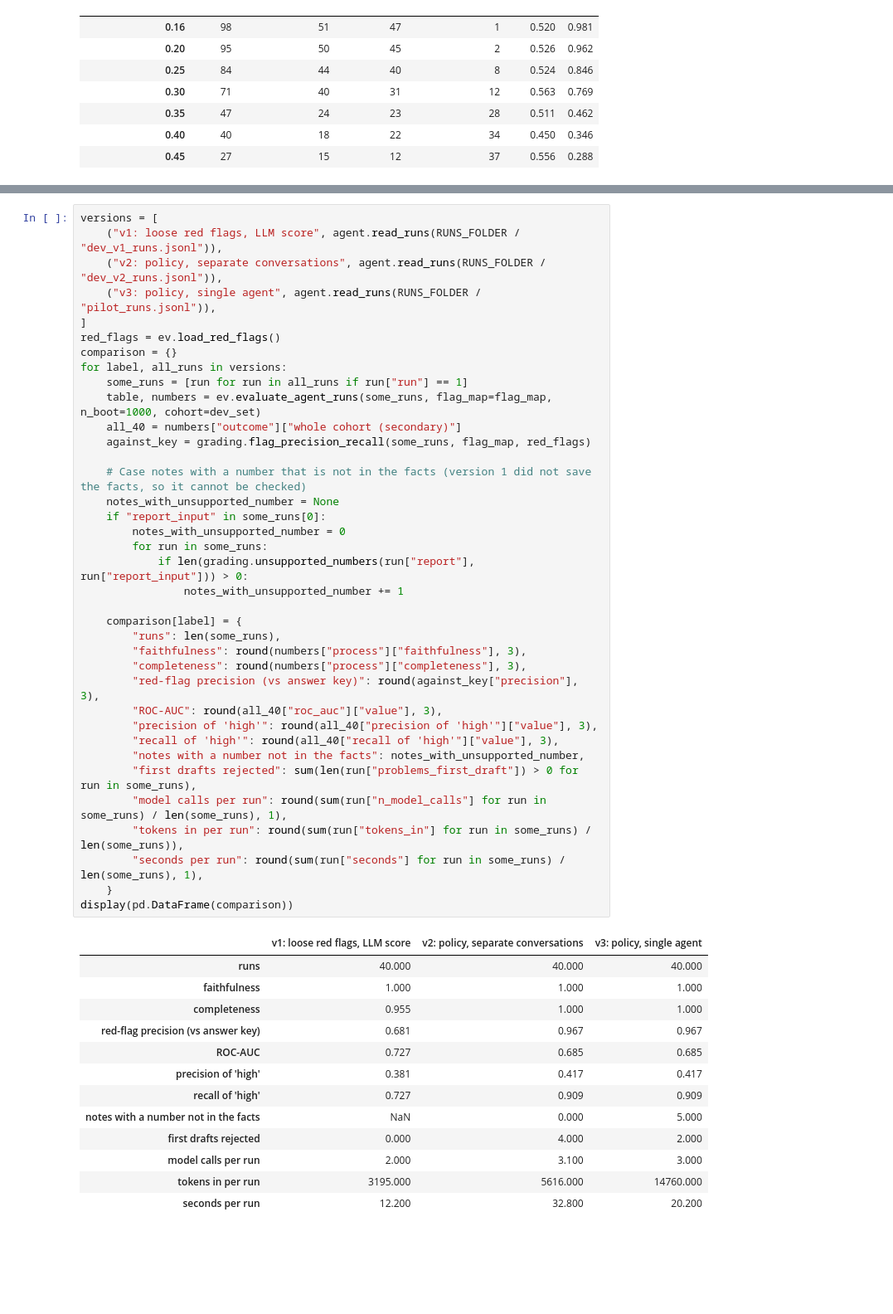
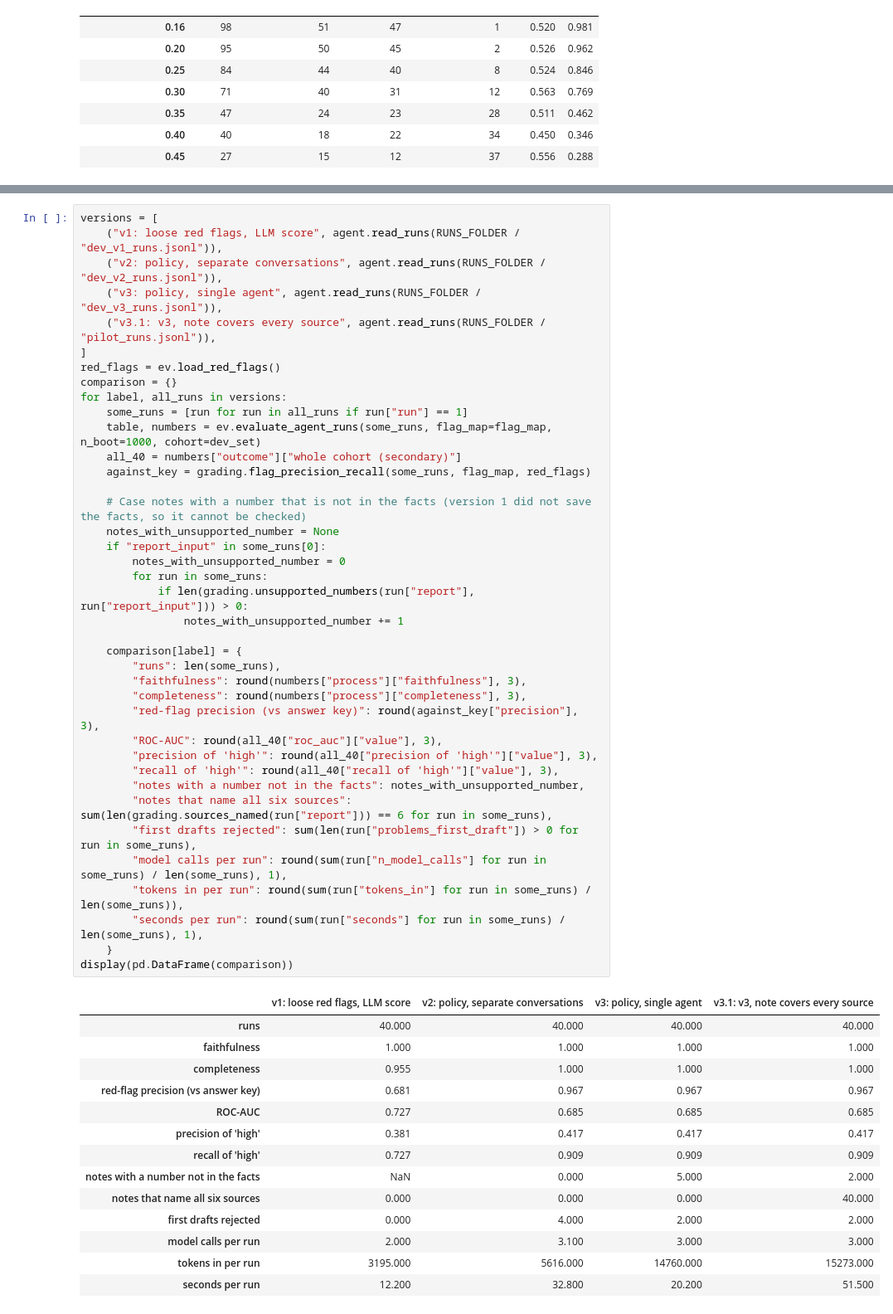
Before and after one commit to RaUzenL/bt4012_group6, a Jupyter notebook: Exp_3/exp3.ipynb, the cells around one changed output, grey strips where cells are left out. Shown at 83% size. Cells and saved outputs as stored; diff of their text form; blank space fills up the shorter version.

Commit message:
Exp 3: case note covers every data source (v3.1), model choice on dev set, re-run and human grades

```diff
--- a/Exp_3/exp3.ipynb
+++ b/Exp_3/exp3.ipynb
@@ -916,53 +924,56 @@ The table is made from the saved development runs, so it is the same in pilot mo
 versions = [
     ("v1: loose red flags, LLM score", agent.read_runs(RUNS_FOLDER / "dev_v1_runs.jsonl")),
     ("v2: policy, separate conversations", agent.read_runs(RUNS_FOLDER / "dev_v2_runs.jsonl")),
-    ("v3: policy, single agent", agent.read_runs(RUNS_FOLDER / "pilot_runs.jsonl")),
+    ("v3: policy, single agent", agent.read_runs(RUNS_FOLDER / "dev_v3_runs.jsonl")),
+    ("v3.1: v3, note covers every source", agent.read_runs(RUNS_FOLDER / "pilot_runs.jsonl")),
 ]
 red_flags = ev.load_red_flags()
 comparison = {}
 for label, all_runs in versions:
     some_runs = [run for run in all_runs if run["run"] == 1]
     table, numbers = ev.evaluate_agent_runs(some_runs, flag_map=flag_map, n_boot=1000, cohort=dev_set)
     all_40 = numbers["outcome"]["whole cohort (secondary)"]
     against_key = grading.flag_precision_recall(some_runs, flag_map, red_flags)
 
     # Case notes with a number that is not in the facts (version 1 did not save the facts, so it cannot be checked)
     notes_with_unsupported_number = None
     if "report_input" in some_runs[0]:
         notes_with_unsupported_number = 0
         for run in some_runs:
             if len(grading.unsupported_numbers(run["report"], run["report_input"])) > 0:
                 notes_with_unsupported_number += 1
 
     comparison[label] = {
         "runs": len(some_runs),
         "faithfulness": round(numbers["process"]["faithfulness"], 3),
         "completeness": round(numbers["process"]["completeness"], 3),
         "red-flag precision (vs answer key)": round(against_key["precision"], 3),
         "ROC-AUC": round(all_40["roc_auc"]["value"], 3),
         "precision of 'high'": round(all_40["precision of 'high'"]["value"], 3),
         "recall of 'high'": round(all_40["recall of 'high'"]["value"], 3),
         "notes with a number not in the facts": notes_with_unsupported_number,
+        "notes that name all six sources": sum(len(grading.sources_named(run["report"])) == 6 for run in some_runs),
         "first drafts rejected": sum(len(run["problems_first_draft"]) > 0 for run in some_runs),
         "model calls per run": round(sum(run["n_model_calls"] for run in some_runs) / len(some_runs), 1),
         "tokens in per run": round(sum(run["tokens_in"] for run in some_runs) / len(some_runs)),
         "seconds per run": round(sum(run["seconds"] for run in some_runs) / len(some_runs), 1),
     }
 display(pd.DataFrame(comparison))
 # %% [output]
-|  | v1: loose red flags, LLM score | v2: policy, separate conversations | v3: policy, single agent |
-| runs | 40.000 | 40.000 | 40.000 |
-| faithfulness | 1.000 | 1.000 | 1.000 |
-| completeness | 0.955 | 1.000 | 1.000 |
-| red-flag precision (vs answer key) | 0.681 | 0.967 | 0.967 |
-| ROC-AUC | 0.727 | 0.685 | 0.685 |
-| precision of 'high' | 0.381 | 0.417 | 0.417 |
-| recall of 'high' | 0.727 | 0.909 | 0.909 |
-| notes with a number not in the facts | NaN | 0.000 | 5.000 |
-| first drafts rejected | 0.000 | 4.000 | 2.000 |
-| model calls per run | 2.000 | 3.100 | 3.000 |
-| tokens in per run | 3195.000 | 5616.000 | 14760.000 |
-| seconds per run | 12.200 | 32.800 | 20.200 |
+|  | v1: loose red flags, LLM score | v2: policy, separate conversations | v3: policy, single agent | v3.1: v3, note covers every source |
+| runs | 40.000 | 40.000 | 40.000 | 40.000 |
+| faithfulness | 1.000 | 1.000 | 1.000 | 1.000 |
+| completeness | 0.955 | 1.000 | 1.000 | 1.000 |
+| red-flag precision (vs answer key) | 0.681 | 0.967 | 0.967 | 0.967 |
+| ROC-AUC | 0.727 | 0.685 | 0.685 | 0.685 |
+| precision of 'high' | 0.381 | 0.417 | 0.417 | 0.417 |
+| recall of 'high' | 0.727 | 0.909 | 0.909 | 0.909 |
+| notes with a number not in the facts | NaN | 0.000 | 5.000 | 2.000 |
+| notes that name all six sources | 0.000 | 0.000 | 0.000 | 40.000 |
+| first drafts rejected | 0.000 | 4.000 | 2.000 | 2.000 |
+| model calls per run | 2.000 | 3.100 | 3.000 | 3.000 |
+| tokens in per run | 3195.000 | 5616.000 | 14760.000 | 15273.000 |
+| seconds per run | 12.200 | 32.800 | 20.200 | 51.500 |
 # %% [markdown]
 How to read it:
 
```
Also changed, not shown: parts of 25 cells of this notebook, 19 other files.
